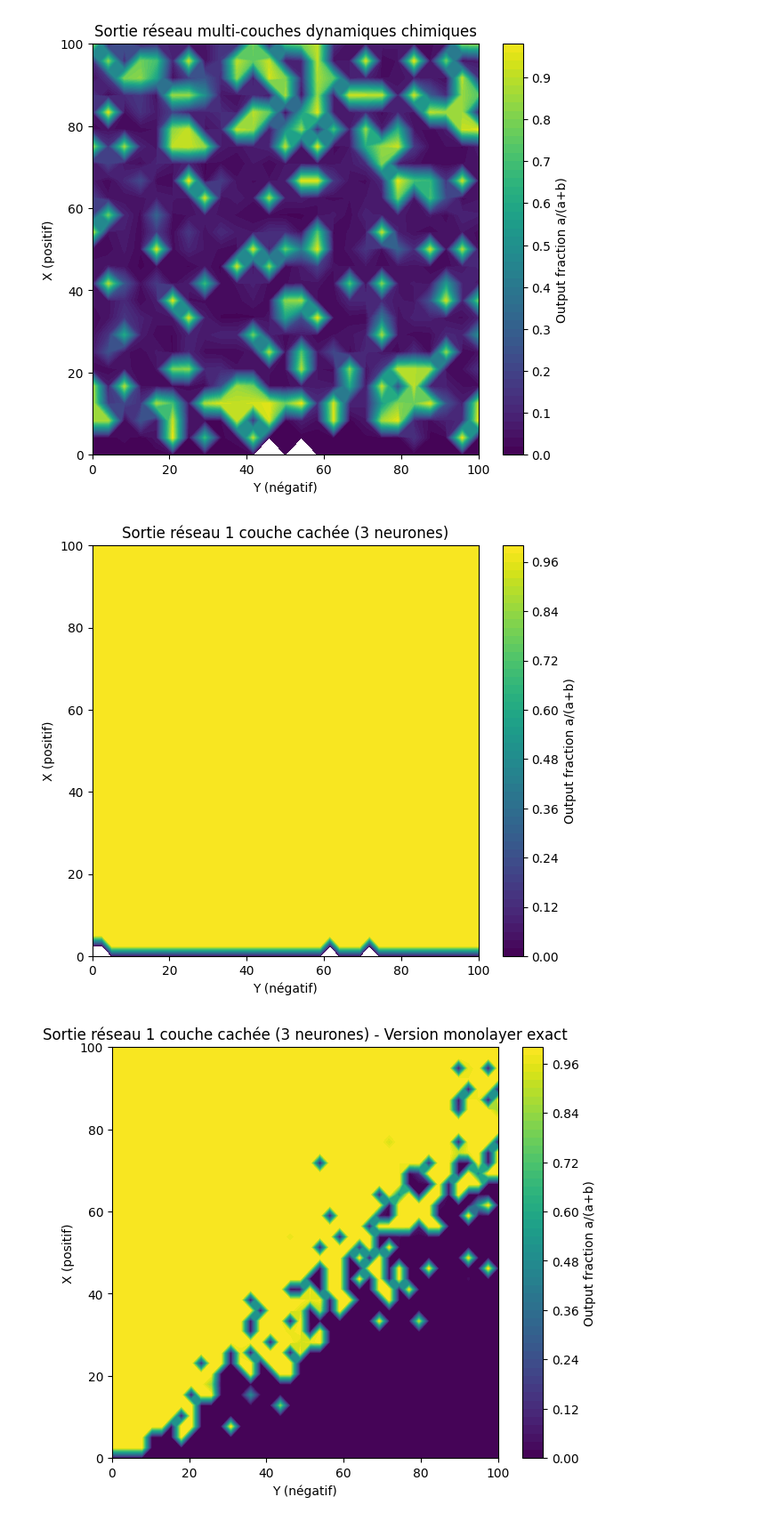
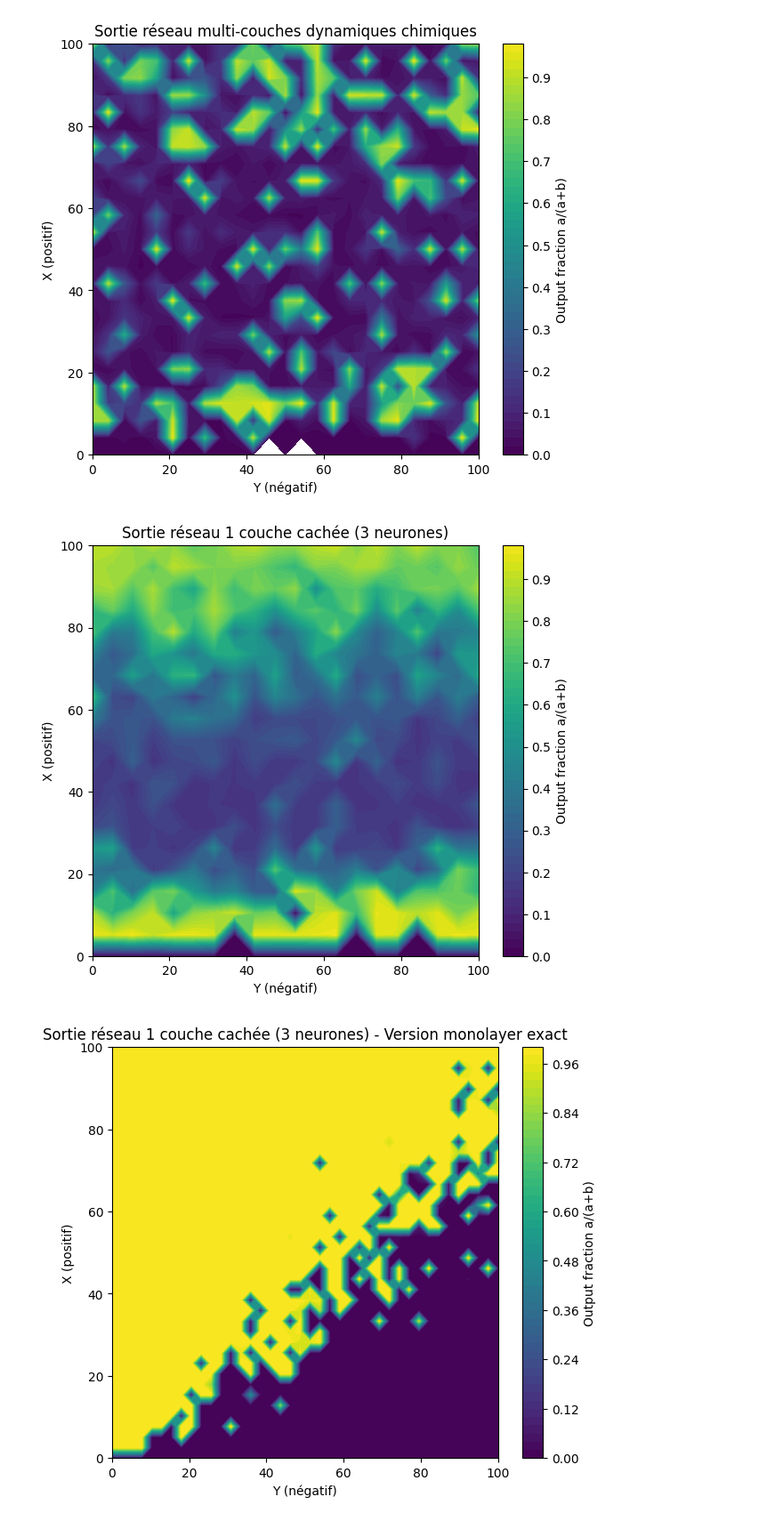
Before and after one commit to Aeronobase/Code-neural-network-with-CRNs, a Jupyter notebook: Notebook/Essai code nouvelle architecture.ipynb, the cells around one changed output. Shown at 89% size. Saved outputs shown, nothing was run; the diff lists cells and outputs as text; code cells hidden in the pictures.

```diff
--- a/Notebook/Essai code nouvelle architecture.ipynb
+++ b/Notebook/Essai code nouvelle architecture.ipynb
@@ -464,7 +464,7 @@ def simulate_network(X_vec, Y_vec, hidden_layers, output_weights, theta_out, N_o
     return a / (a + b) if (a + b) > 0 else 0.0
 
 # Paramètres de test
-n_points = 40
+n_points = 20
 hidden_layers = [
     {
         "weights": [
@@ -475,35 +475,35 @@ hidden_layers = [
         "N": None
     }
 ]
 output_weights = [1.0, 1.0, 1.0]
 theta_out = 1.0
-N_out = 12.0
+N_out =75.0
 
 # Simulation sur la grille
 x_vals = np.linspace(0, 100, n_points)
 y_vals = np.linspace(0, 100, n_points)
 Y_grid, X_grid = np.meshgrid(y_vals, x_vals)
 Z_grid = np.zeros_like(X_grid)
 
 for i in tqdm(range(X_grid.shape[0])):
     for j in range(X_grid.shape[1]):
         x_in = X_grid[i, j]
         y_in = Y_grid[i, j]
         Z_grid[i, j] = simulate_network(
             np.array([x_in]), np.array([y_in]),
             hidden_layers, output_weights, theta_out, N_out
         )
 
 # Affichage
 plt.figure(figsize=(7, 6))
 plt.contourf(Y_grid, X_grid, Z_grid, levels=50, cmap='viridis', vmin=0, vmax=1)
 plt.colorbar(label="Output fraction a/(a+b)")
 plt.xlabel("Y (négatif)")
 plt.ylabel("X (positif)")
 plt.title("Sortie réseau 1 couche cachée (3 neurones)")
 plt.show()
 # %% [output]
-[figure, old version]
+[figure, new version]
 # %%
 import numpy as np
 import matplotlib.pyplot as plt
```
Also changed, not shown: 3 other files.
